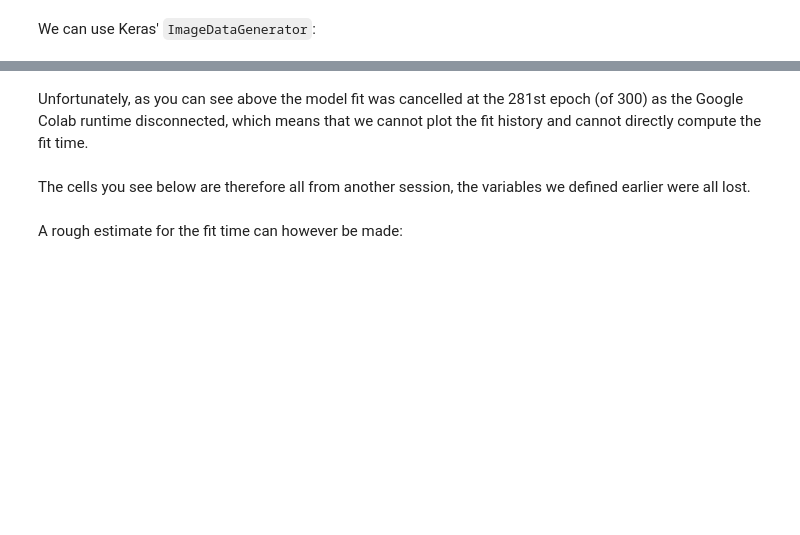
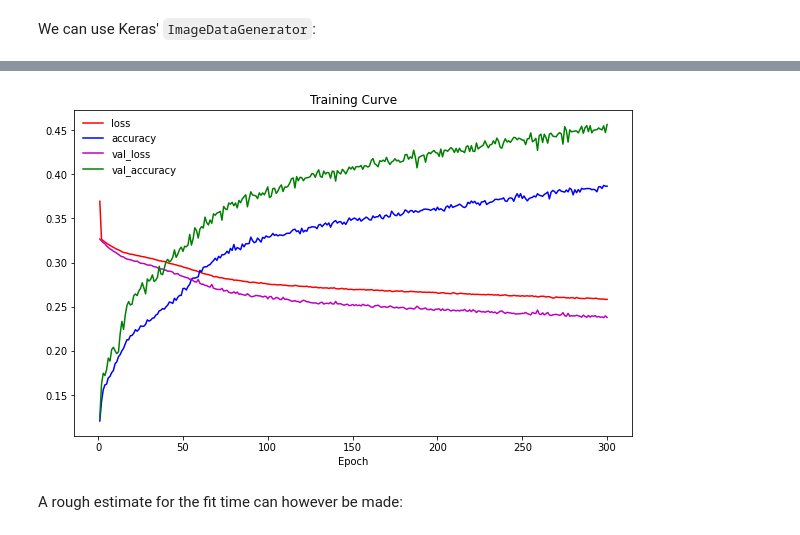
Before and after one commit to Sejmou/ml-ex3, a Jupyter notebook: notebooks/LeNet5_CIFAR_10.ipynb, the cells around one changed output, grey strips where cells are left out. Drawn from its saved outputs; the diff is of its cells as text; code cells hidden in the pictures; blank space fills up the shorter version.

```diff
--- a/notebooks/LeNet5_CIFAR_10.ipynb
+++ b/notebooks/LeNet5_CIFAR_10.ipynb
@@ -291,6 +292,7 @@ np.random.seed(0)
 # %%
 loss = 'binary_crossentropy'
 optimizer = 'sgd'
+num_classes = data_loader.number_of_classes
 
 model = LeNetModel(num_classes)
 model.compile(loss=loss , optimizer=optimizer, metrics=['accuracy'])
@@ -329,7 +331,7 @@ tensorboard_cb = TensorBoard(os.path.join(log_dir, 'tensorboard'))
 history = model.fit(datagen.flow(
                         X_train.reshape(*X_train.shape, 1),# need to add fourth dimension of 1 apparently
                         y_train, batch_size=batch_size),
-                    validation_data=datagen.flow(X_val.reshape(*X_val.shape, 1), y_val, batch_size=batch_size),
+                    validation_data= (X_val, y_val),
                     workers=4,
                     epochs=epochs, callbacks=[checkpoint_cb, time_cb, tensorboard_cb])
 # %% [output]
@@ -361,12 +367,10 @@ scores = model.evaluate(X_test, y_test, verbose=1)
 # %%
 from helper_scripts.deep_learning import plot_loss_and_acc
 # %%
-plot_loss_and_acc(history.history)
-model.save(os.path.join(log_dir, 'Model.h5')
+plot_loss_and_acc(history.history, epochs=epochs)
+model.save(os.path.join(log_dir, 'Model.h5'))
+# %% [output]
+[figure, added]
-# %% [markdown]
-Unfortunately, as you can see above the model fit was cancelled at the 281st epoch (of 300) as the Google Colab runtime disconnected, which means that we cannot plot the fit history and cannot directly compute the fit time.
-# %% [markdown]
-The cells you see below are therefore all from another session, the variables we defined earlier were all lost.
 # %% [markdown]
 A rough estimate for the fit time can however be made:
 # %%
```
Also changed, not shown: parts of 29 cells of this notebook.
